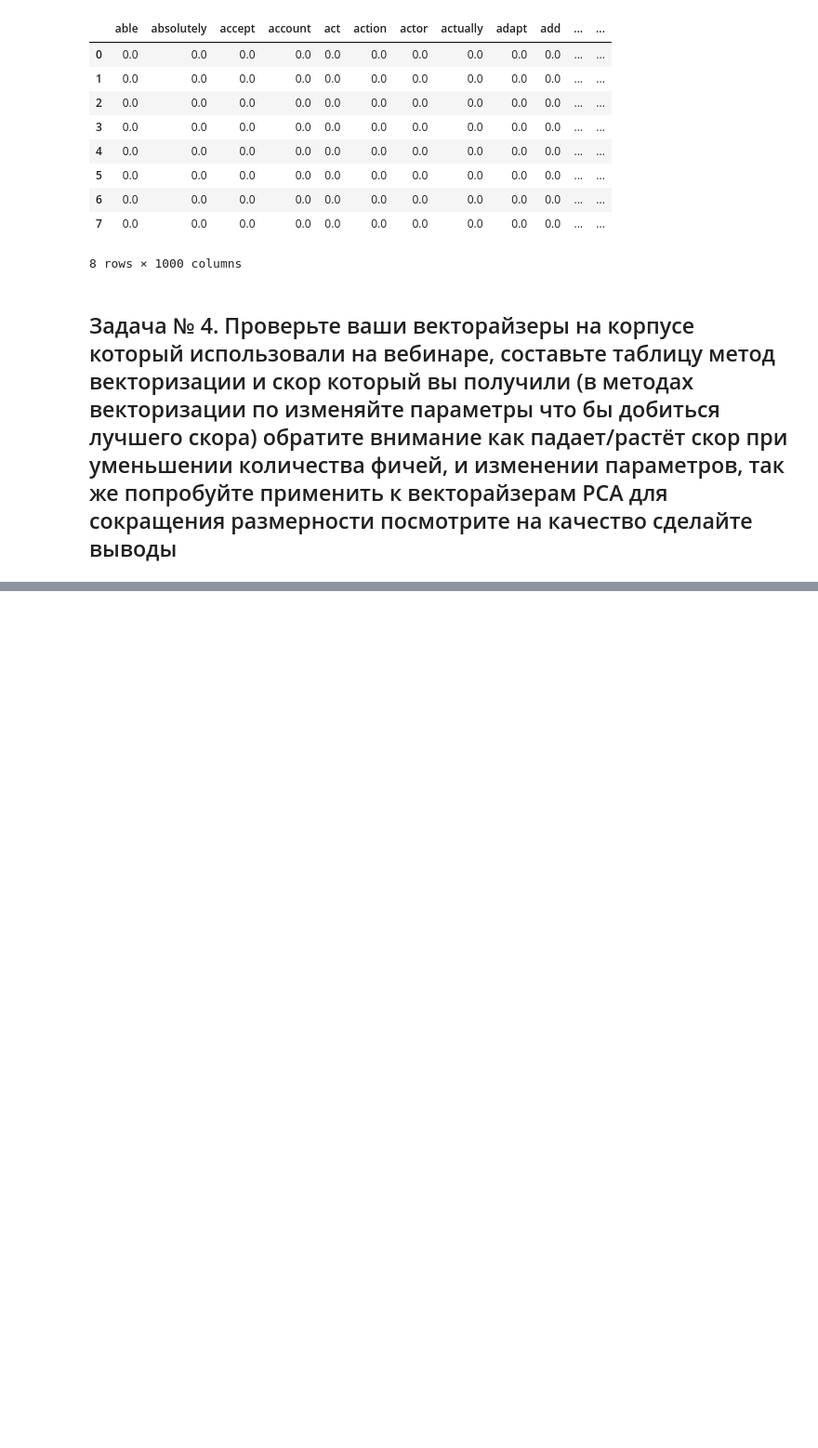
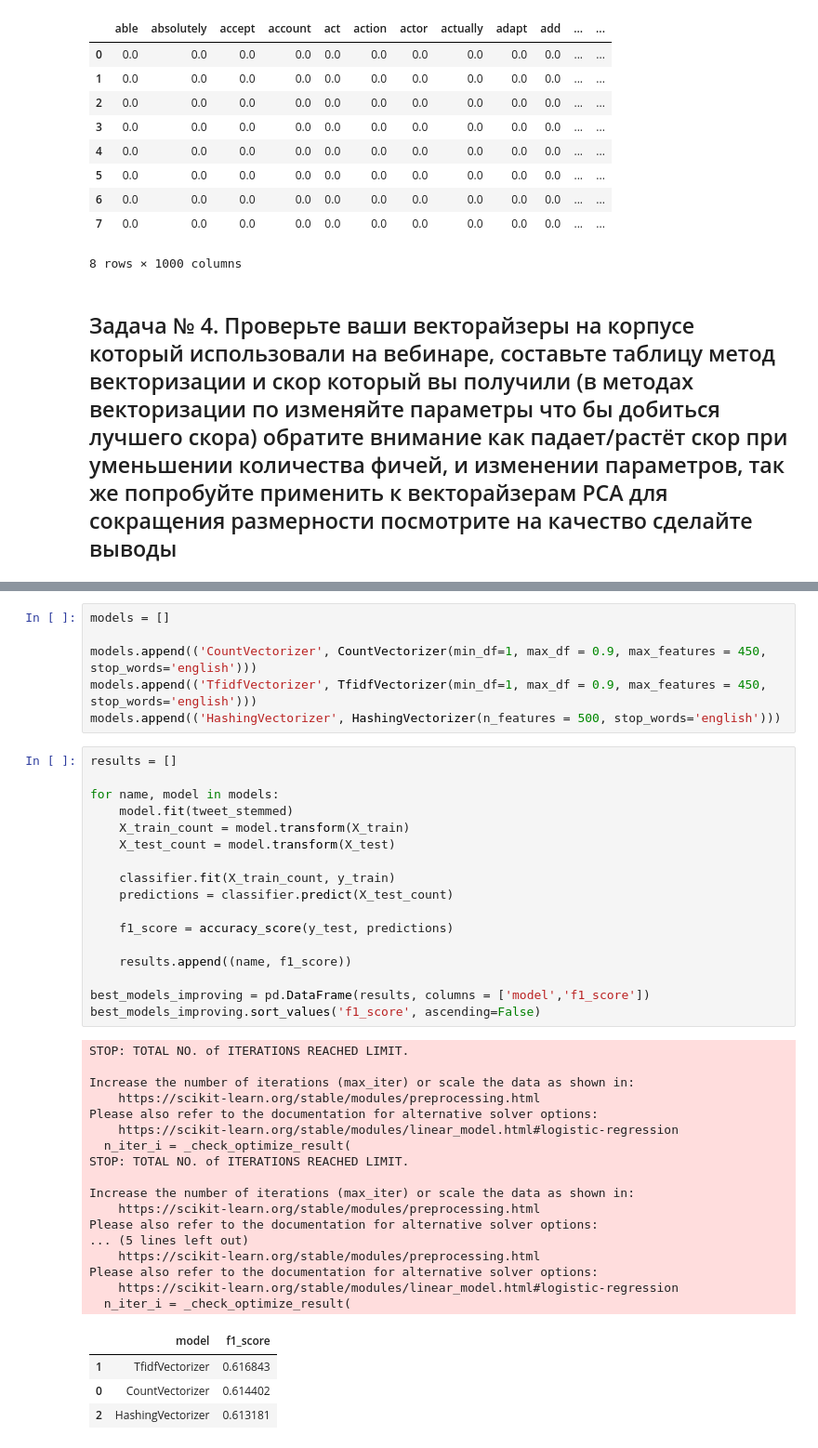
Before and after one commit to tigiridon/python, a Jupyter notebook: NVIDIA/hw2.ipynb, the cells around one changed output, grey strips where cells are left out. Shown at 93% size. Drawn from its saved outputs; the diff is of its cells as text; blank space fills up the shorter version.

```diff
--- a/NVIDIA/hw2.ipynb
+++ b/NVIDIA/hw2.ipynb
@@ -247,0 +351,45 @@ HashingVectorizer_ctl.head(8)
+# %%
+models = []
+
+models.append(('CountVectorizer', CountVectorizer(min_df=1, max_df = 0.9, max_features = 450, stop_words='english')))
+models.append(('TfidfVectorizer', TfidfVectorizer(min_df=1, max_df = 0.9, max_features = 450, stop_words='english')))
+models.append(('HashingVectorizer', HashingVectorizer(n_features = 500, stop_words='english')))
+# %%
+results = []
+
+for name, model in models:
+    model.fit(tweet_stemmed)
+    X_train_count = model.transform(X_train)
+    X_test_count = model.transform(X_test)
+
+    classifier.fit(X_train_count, y_train)
+    predictions = classifier.predict(X_test_count)
+
+    f1_score = accuracy_score(y_test, predictions)
+
+    results.append((name, f1_score))
+
+best_models_improving = pd.DataFrame(results, columns = ['model','f1_score'])
+best_models_improving.sort_values('f1_score', ascending=False)
+# %% [output]
+STOP: TOTAL NO. of ITERATIONS REACHED LIMIT.
+
+Increase the number of iterations (max_iter) or scale the data as shown in:
+    https://scikit-learn.org/stable/modules/preprocessing.html
+Please also refer to the documentation for alternative solver options:
+    https://scikit-learn.org/stable/modules/linear_model.html#logistic-regression
+  n_iter_i = _check_optimize_result(
+STOP: TOTAL NO. of ITERATIONS REACHED LIMIT.
+
+Increase the number of iterations (max_iter) or scale the data as shown in:
+    https://scikit-learn.org/stable/modules/preprocessing.html
+Please also refer to the documentation for alternative solver options:
+... (5 lines left out)
+    https://scikit-learn.org/stable/modules/preprocessing.html
+Please also refer to the documentation for alternative solver options:
+    https://scikit-learn.org/stable/modules/linear_model.html#logistic-regression
+  n_iter_i = _check_optimize_result(
+|  | model | f1_score |
+| 1 | TfidfVectorizer | 0.616843 |
+| 0 | CountVectorizer | 0.614402 |
+| 2 | HashingVectorizer | 0.613181 |
```
Also changed, not shown: parts of 21 cells of this notebook, 1 other file.
